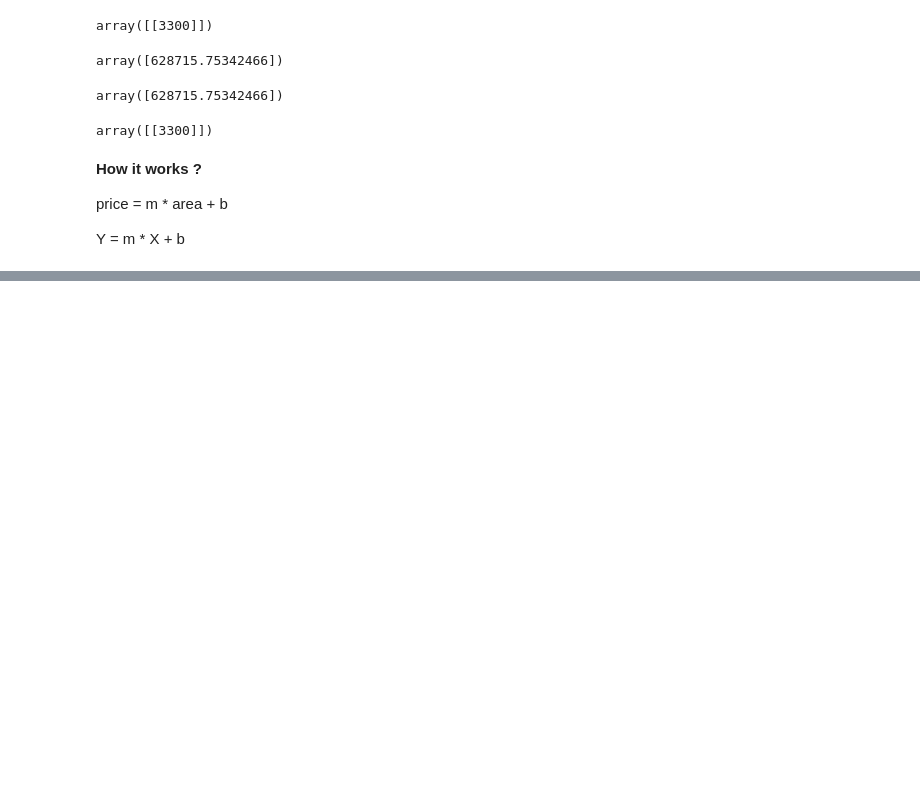
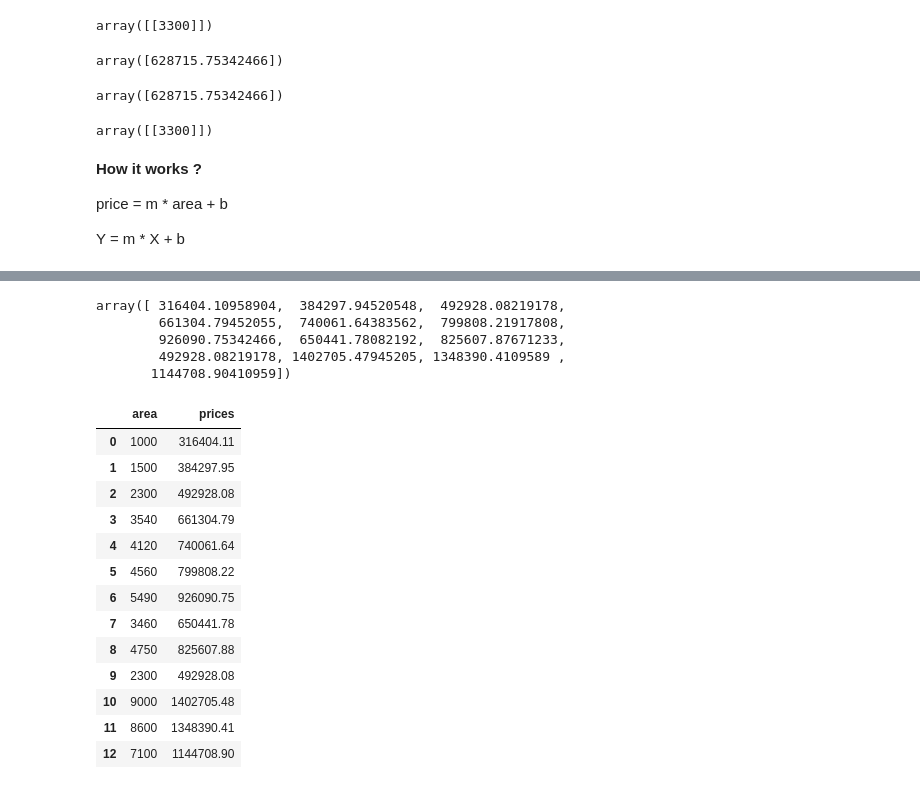
Before and after one commit to harishtm/data_analysis_python, a Jupyter notebook: ml_learning/linear_regression_examples/linear_regression_with_one_variable.ipynb, the cells around one changed output, grey strips where cells are left out. Cells and saved outputs as stored; diff of their text form; code cells hidden in the pictures; blank space fills up the shorter version.

```diff
--- a/ml_learning/linear_regression_examples/linear_regression_with_one_variable.ipynb
+++ b/ml_learning/linear_regression_examples/linear_regression_with_one_variable.ipynb
@@ -87,0 +90,2 @@ Y = m * X + b
+# %%
+area_df = pd.read_csv('areas.csv')
@@ -87,0 +109,29 @@ Y = m * X + b
+# %%
+price_list = reg.predict(area_df)
+# %%
+price_list
+# %% [output]
+array([ 316404.10958904,  384297.94520548,  492928.08219178,
+        661304.79452055,  740061.64383562,  799808.21917808,
+        926090.75342466,  650441.78082192,  825607.87671233,
+        492928.08219178, 1402705.47945205, 1348390.4109589 ,
+       1144708.90410959])
+# %%
+area_df['prices'] = price_list
+# %%
+area_df.round(2)
+# %% [output]
+|  | area | prices |
+| 0 | 1000 | 316404.11 |
+| 1 | 1500 | 384297.95 |
+| 2 | 2300 | 492928.08 |
+| 3 | 3540 | 661304.79 |
+| 4 | 4120 | 740061.64 |
+| 5 | 4560 | 799808.22 |
+| 6 | 5490 | 926090.75 |
+| 7 | 3460 | 650441.78 |
+| 8 | 4750 | 825607.88 |
+| 9 | 2300 | 492928.08 |
+| 10 | 9000 | 1402705.48 |
+| 11 | 8600 | 1348390.41 |
+| 12 | 7100 | 1144708.90 |
```
Also changed, not shown: parts of 5 cells of this notebook, 1 other file.
